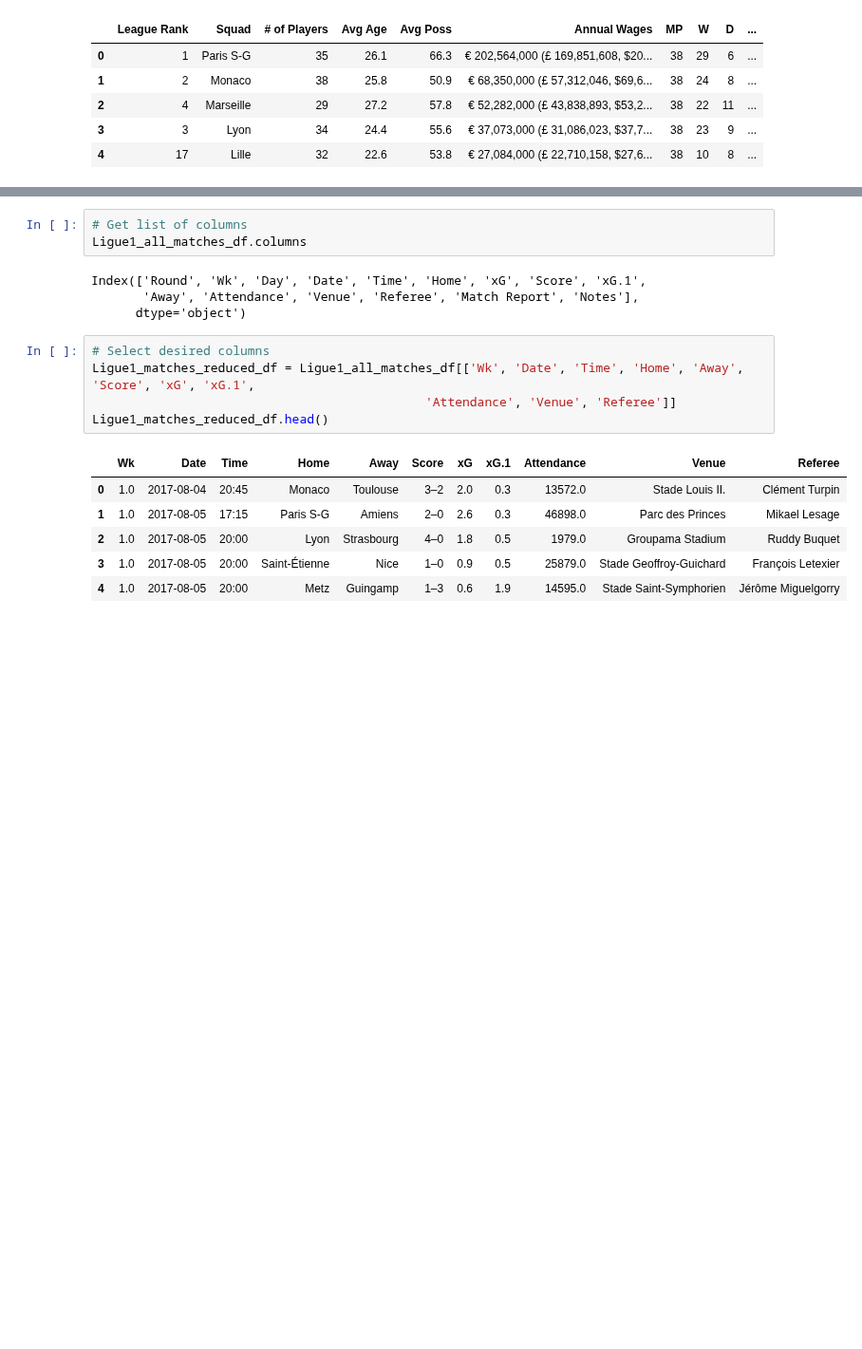
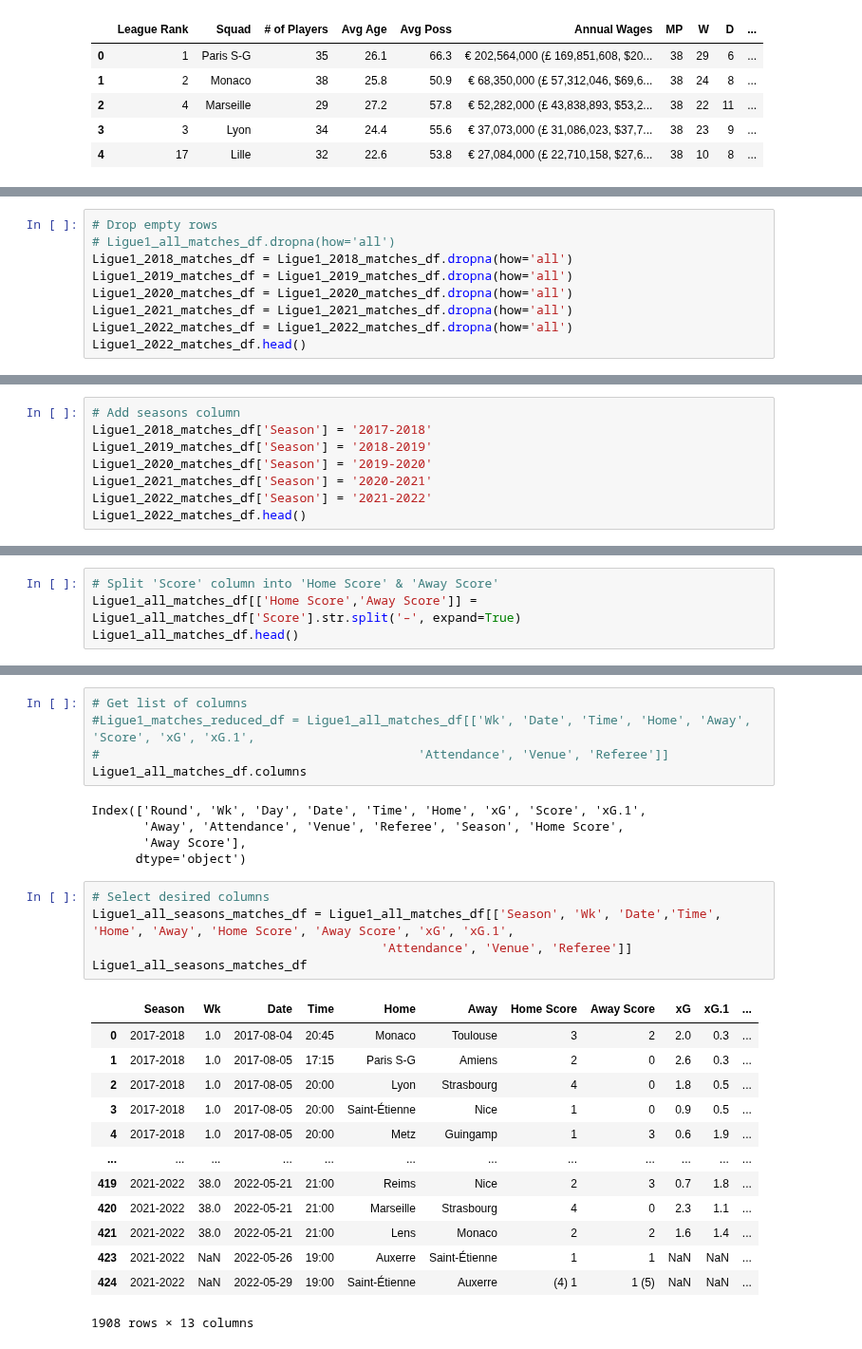
Before and after one commit to GurpreetChugh/Project-Football, a Jupyter notebook: Ligue1_Project_Football.ipynb, the cells around one changed output, grey strips where cells are left out. Shown at 95% size. Cells and saved outputs as stored; diff of their text form; blank space fills up the shorter version.

```diff
--- a/Ligue1_Project_Football.ipynb
+++ b/Ligue1_Project_Football.ipynb
@@ -279,0 +330,9 @@ Ligue1_matches_reduced_df.to_csv('C:\Temp\Ligue1_matches_reduced.csv',sep=",", h
+# %%
+# Drop empty rows
+# Ligue1_all_matches_df.dropna(how='all')
+Ligue1_2018_matches_df = Ligue1_2018_matches_df.dropna(how='all')
+Ligue1_2019_matches_df = Ligue1_2019_matches_df.dropna(how='all')
+Ligue1_2020_matches_df = Ligue1_2020_matches_df.dropna(how='all')
+Ligue1_2021_matches_df = Ligue1_2021_matches_df.dropna(how='all')
+Ligue1_2022_matches_df = Ligue1_2022_matches_df.dropna(how='all')
+Ligue1_2022_matches_df.head()
@@ -279,0 +346,8 @@ Ligue1_matches_reduced_df.to_csv('C:\Temp\Ligue1_matches_reduced.csv',sep=",", h
+# %%
+# Add seasons column
+Ligue1_2018_matches_df['Season'] = '2017-2018'
+Ligue1_2019_matches_df['Season'] = '2018-2019'
+Ligue1_2020_matches_df['Season'] = '2019-2020'
+Ligue1_2021_matches_df['Season'] = '2020-2021'
+Ligue1_2022_matches_df['Season'] = '2021-2022'
+Ligue1_2022_matches_df.head()
@@ -279,0 +373,4 @@ Ligue1_matches_reduced_df.to_csv('C:\Temp\Ligue1_matches_reduced.csv',sep=",", h
+# %%
+# Split 'Score' column into 'Home Score' & 'Away Score'
+Ligue1_all_matches_df[['Home Score','Away Score']] = Ligue1_all_matches_df['Score'].str.split('–', expand=True)
+Ligue1_all_matches_df.head()
@@ -280,19 +384,29 @@ Ligue1_matches_reduced_df.to_csv('C:\Temp\Ligue1_matches_reduced.csv',sep=",", h
 # %%
 # Get list of columns
+#Ligue1_matches_reduced_df = Ligue1_all_matches_df[['Wk', 'Date', 'Time', 'Home', 'Away', 'Score', 'xG', 'xG.1',
+#                                           'Attendance', 'Venue', 'Referee']]
 Ligue1_all_matches_df.columns
 # %% [output]
 Index(['Round', 'Wk', 'Day', 'Date', 'Time', 'Home', 'xG', 'Score', 'xG.1',
-       'Away', 'Attendance', 'Venue', 'Referee', 'Match Report', 'Notes'],
+       'Away', 'Attendance', 'Venue', 'Referee', 'Season', 'Home Score',
+       'Away Score'],
       dtype='object')
 # %%
 # Select desired columns
-Ligue1_matches_reduced_df = Ligue1_all_matches_df[['Wk', 'Date', 'Time', 'Home', 'Away', 'Score', 'xG', 'xG.1',
-                                             'Attendance', 'Venue', 'Referee']]
-Ligue1_matches_reduced_df.head()
+Ligue1_all_seasons_matches_df = Ligue1_all_matches_df[['Season', 'Wk', 'Date','Time', 'Home', 'Away', 'Home Score', 'Away Score', 'xG', 'xG.1',
+                                       'Attendance', 'Venue', 'Referee']]
+Ligue1_all_seasons_matches_df
 # %% [output]
-|  | Wk | Date | Time | Home | Away | Score | xG | xG.1 | Attendance | Venue | Referee |
-| 0 | 1.0 | 2017-08-04 | 20:45 | Monaco | Toulouse | 3–2 | 2.0 | 0.3 | 13572.0 | Stade Louis II. | Clément Turpin |
-| 1 | 1.0 | 2017-08-05 | 17:15 | Paris S-G | Amiens | 2–0 | 2.6 | 0.3 | 46898.0 | Parc des Princes | Mikael Lesage |
-| 2 | 1.0 | 2017-08-05 | 20:00 | Lyon | Strasbourg | 4–0 | 1.8 | 0.5 | 1979.0 | Groupama Stadium | Ruddy Buquet |
-| 3 | 1.0 | 2017-08-05 | 20:00 | Saint-Étienne | Nice | 1–0 | 0.9 | 0.5 | 25879.0 | Stade Geoffroy-Guichard | François Letexier |
-| 4 | 1.0 | 2017-08-05 | 20:00 | Metz | Guingamp | 1–3 | 0.6 | 1.9 | 14595.0 | Stade Saint-Symphorien | Jérôme Miguelgorry |
+|  | Season | Wk | Date | Time | Home | Away | Home Score | Away Score | xG | xG.1 | ... |
+| 0 | 2017-2018 | 1.0 | 2017-08-04 | 20:45 | Monaco | Toulouse | 3 | 2 | 2.0 | 0.3 | ... |
+| 1 | 2017-2018 | 1.0 | 2017-08-05 | 17:15 | Paris S-G | Amiens | 2 | 0 | 2.6 | 0.3 | ... |
+| 2 | 2017-2018 | 1.0 | 2017-08-05 | 20:00 | Lyon | Strasbourg | 4 | 0 | 1.8 | 0.5 | ... |
+| 3 | 2017-2018 | 1.0 | 2017-08-05 | 20:00 | Saint-Étienne | Nice | 1 | 0 | 0.9 | 0.5 | ... |
+| 4 | 2017-2018 | 1.0 | 2017-08-05 | 20:00 | Metz | Guingamp | 1 | 3 | 0.6 | 1.9 | ... |
+| ... | ... | ... | ... | ... | ... | ... | ... | ... | ... | ... | ... |
+| 419 | 2021-2022 | 38.0 | 2022-05-21 | 21:00 | Reims | Nice | 2 | 3 | 0.7 | 1.8 | ... |
+| 420 | 2021-2022 | 38.0 | 2022-05-21 | 21:00 | Marseille | Strasbourg | 4 | 0 | 2.3 | 1.1 | ... |
+| 421 | 2021-2022 | 38.0 | 2022-05-21 | 21:00 | Lens | Monaco | 2 | 2 | 1.6 | 1.4 | ... |
+| 423 | 2021-2022 | NaN | 2022-05-26 | 19:00 | Auxerre | Saint-Étienne | 1 | 1 | NaN | NaN | ... |
+| 424 | 2021-2022 | NaN | 2022-05-29 | 19:00 | Saint-Étienne | Auxerre | (4) 1 | 1 (5) | NaN | NaN | ... |
+1908 rows × 13 columns
```
Also changed, not shown: parts of 22 cells of this notebook.
